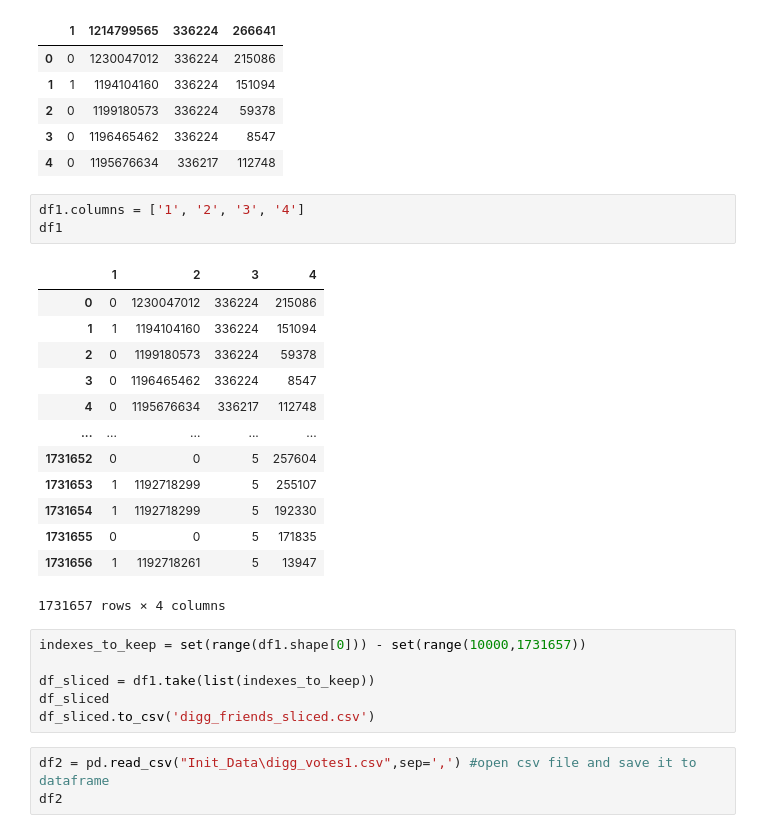
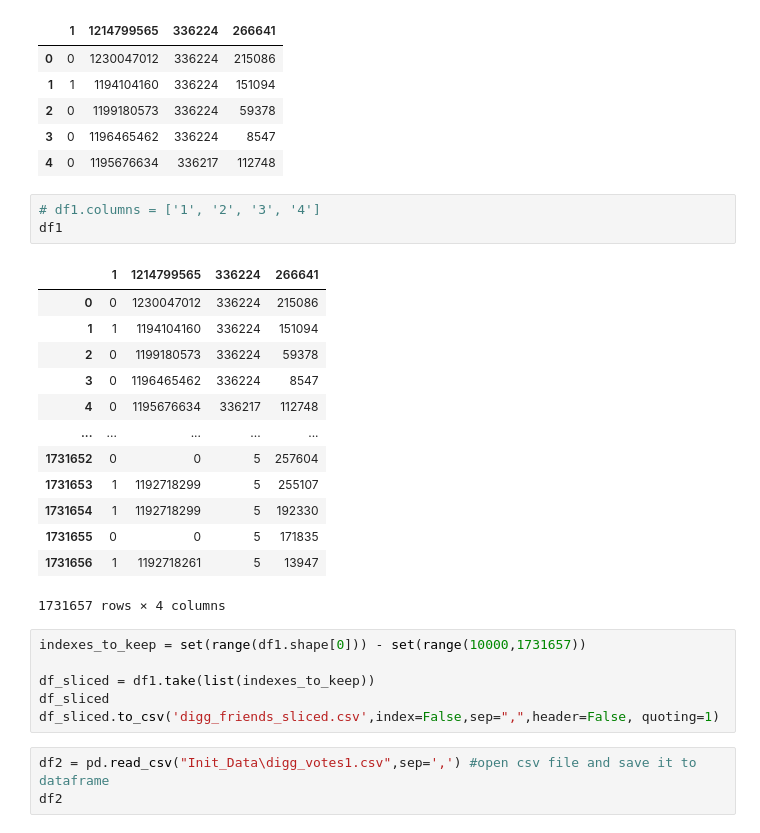
Before and after one commit to Skoyntoyflis/IMINFECTOR, a Jupyter notebook: Data/Digg/healthcare.ipynb, the cells around one changed output. Saved outputs shown, nothing was run; the diff lists cells and outputs as text.

Commit message:
Sliced datasets. trying to fix sizes problem

```diff
--- a/Data/Digg/healthcare.ipynb
+++ b/Data/Digg/healthcare.ipynb
@@ -25,10 +25,10 @@ df1.head()
 | 3 | 0 | 1196465462 | 336224 | 8547 |
 | 4 | 0 | 1195676634 | 336217 | 112748 |
 # %%
-df1.columns = ['1', '2', '3', '4']
+# df1.columns = ['1', '2', '3', '4']
 df1
 # %% [output]
-|  | 1 | 2 | 3 | 4 |
+|  | 1 | 1214799565 | 336224 | 266641 |
 | 0 | 0 | 1230047012 | 336224 | 215086 |
 | 1 | 1 | 1194104160 | 336224 | 151094 |
 | 2 | 0 | 1199180573 | 336224 | 59378 |
@@ -46,7 +46,7 @@ indexes_to_keep = set(range(df1.shape[0])) - set(range(10000,1731657))
 
 df_sliced = df1.take(list(indexes_to_keep))
 df_sliced
-df_sliced.to_csv('digg_friends_sliced.csv')
+df_sliced.to_csv('digg_friends_sliced.csv',index=False,sep=",",header=False, quoting=1)
 # %%
 df2 = pd.read_csv("Init_Data\digg_votes1.csv",sep=',') #open csv file and save it to dataframe
 df2
```
Also changed, not shown: parts of 3 cells of this notebook, 23 other files.
